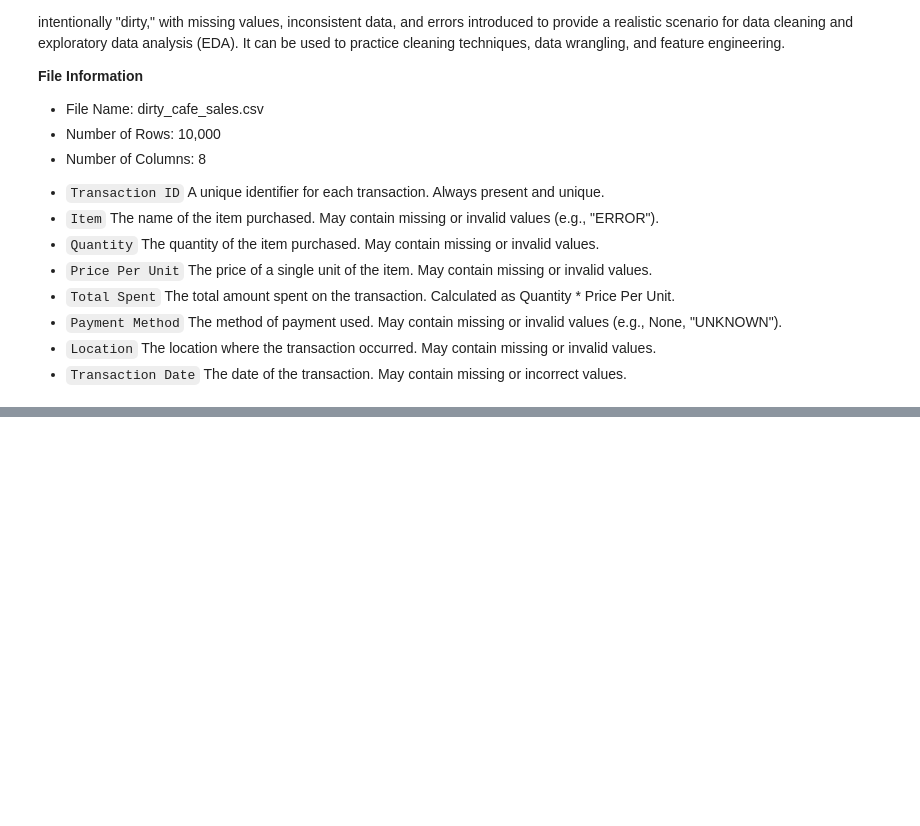
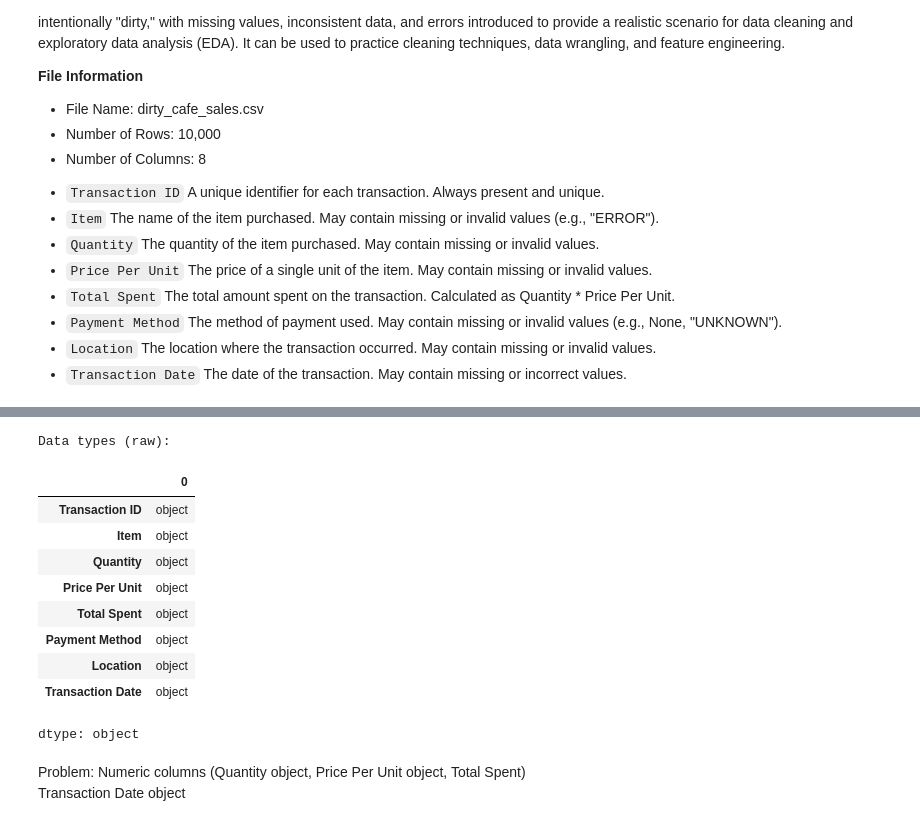
Before and after one commit to NatalieAleksandrova2026/Analysis_Cafe_Sales, a Jupyter notebook: EDA_Cafe_Sales.ipynb, the cells around one changed output, grey strips where cells are left out. Drawn from its saved outputs; the diff is of its cells as text; code cells hidden in the pictures; blank space fills up the shorter version.

```diff
--- a/EDA_Cafe_Sales.ipynb
+++ b/EDA_Cafe_Sales.ipynb
@@ -22,0 +56,19 @@ The Dirty Cafe Sales dataset contains 10,000 rows of synthetic data representing
+# %%
+print('Data types (raw):\n')
+df.dtypes
+# %% [output]
+Data types (raw):
+|  | 0 |
+| Transaction ID | object |
+| Item | object |
+| Quantity | object |
+| Price Per Unit | object |
+| Total Spent | object |
+| Payment Method | object |
+| Location | object |
+| Transaction Date | object |
+dtype: object
+# %% [markdown]
+Problem: Numeric columns (Quantity	object,
+Price Per Unit	object, Total Spent)
+Transaction Date	object
```
Also changed, not shown: parts of 12 cells of this notebook.
